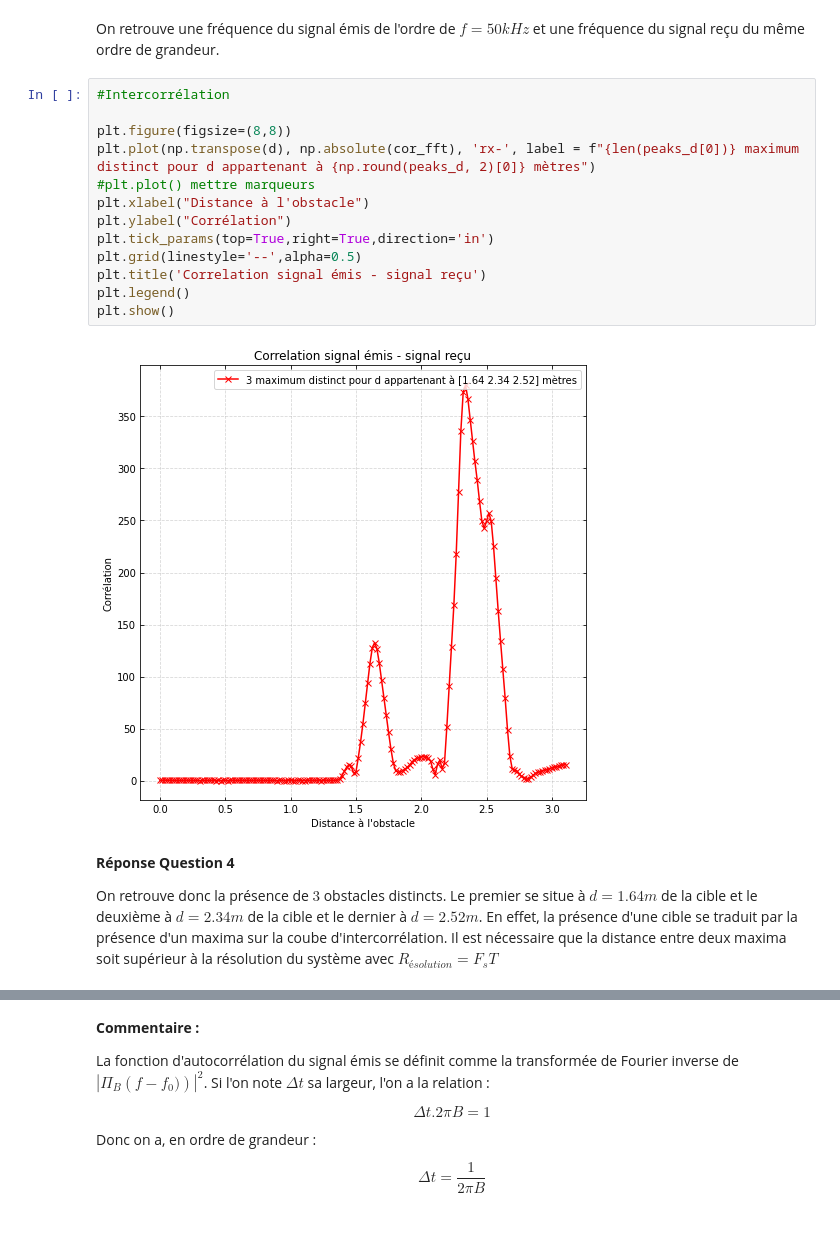
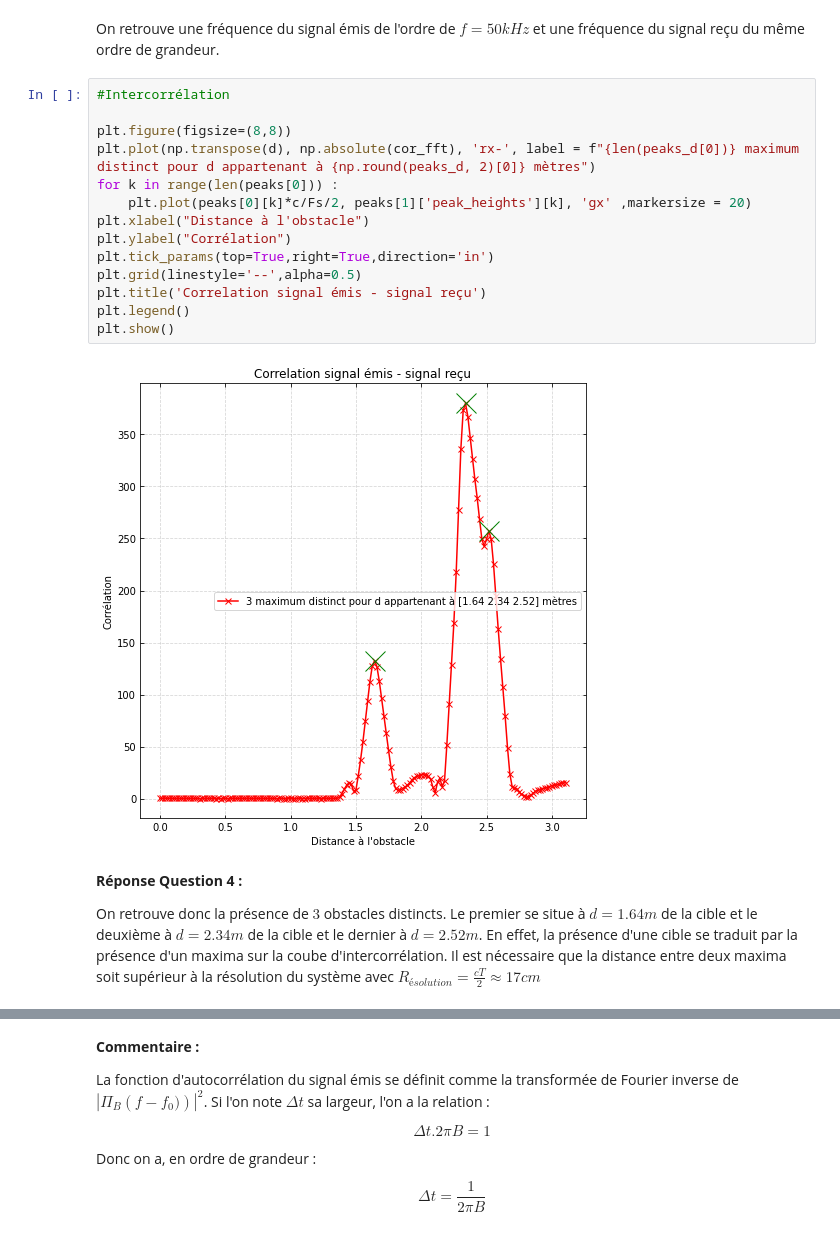
Before and after one commit to 21courgnea/Projet_TDS, a Jupyter notebook: mini-projet-radar/mini_projet_radar.ipynb, the cells around one changed output, grey strips where cells are left out. Drawn from its saved outputs; the diff is of its cells as text.

```diff
--- a/mini-projet-radar/mini_projet_radar.ipynb
+++ b/mini-projet-radar/mini_projet_radar.ipynb
@@ -401,22 +401,23 @@ On retrouve une fréquence du signal émis de l'ordre de $f=50kHz$ et une fréqu
 # %%
 #Intercorrélation
 
 plt.figure(figsize=(8,8))
 plt.plot(np.transpose(d), np.absolute(cor_fft), 'rx-', label = f"{len(peaks_d[0])} maximum distinct pour d appartenant à {np.round(peaks_d, 2)[0]} mètres")
-#plt.plot() mettre marqueurs
+for k in range(len(peaks[0])) :
+    plt.plot(peaks[0][k]*c/Fs/2, peaks[1]['peak_heights'][k], 'gx' ,markersize = 20)
 plt.xlabel("Distance à l'obstacle")
 plt.ylabel("Corrélation")
 plt.tick_params(top=True,right=True,direction='in')
 plt.grid(linestyle='--',alpha=0.5)
 plt.title('Correlation signal émis - signal reçu')
 plt.legend()
 plt.show()
 # %% [output]
-[figure, old version]
+[figure, new version]
 # %% [markdown]
-**Réponse Question 4**
+**Réponse Question 4 :**
 
-On retrouve donc la présence de $3$ obstacles distincts. Le premier se situe à $d = 1.64 m$ de la cible et le deuxième à $d = 2.34 m$ de la cible et le dernier à $d = 2.52m$. En effet, la présence d'une cible se traduit par la présence d'un maxima sur la coube d'intercorrélation. Il est nécessaire que la distance entre deux maxima soit supérieur à la résolution du système avec $R_{ésolution} = F_s  T$
+On retrouve donc la présence de $3$ obstacles distincts. Le premier se situe à $d = 1.64 m$ de la cible et le deuxième à $d = 2.34 m$ de la cible et le dernier à $d = 2.52m$. En effet, la présence d'une cible se traduit par la présence d'un maxima sur la coube d'intercorrélation. Il est nécessaire que la distance entre deux maxima soit supérieur à la résolution du système avec $R_{ésolution} = \frac{cT}{2} \approx 17cm $
 # %% [markdown]
 Le pouvoir de résolution du système en utilisant cette forme d’onde basique (impulsion modulée par une fréquence constante) ne permet pas de distinguer 2 objets proches. L’amélioration de la résolution du système passe par la réduction du temps d’impulsion. Malheureusement, cette diminution va à l’encontre de la portée du système qui est proportionnelle à l’énergie émise. La solution classiquement employée pour diminuer la résolution sans sacrifier la portée est d’augmenter la bande du signal émis. Nous allons donc maintenant utiliser une onde modulée linéairement en fréquence, comme représentée sur la figure suivante. La fréquence varie de 38 à 42 KHz (soit une bande $𝐵 = 4$ KHz autours de $f_0$).
 
```
Also changed, not shown: parts of 13 cells of this notebook, 1 other file.
